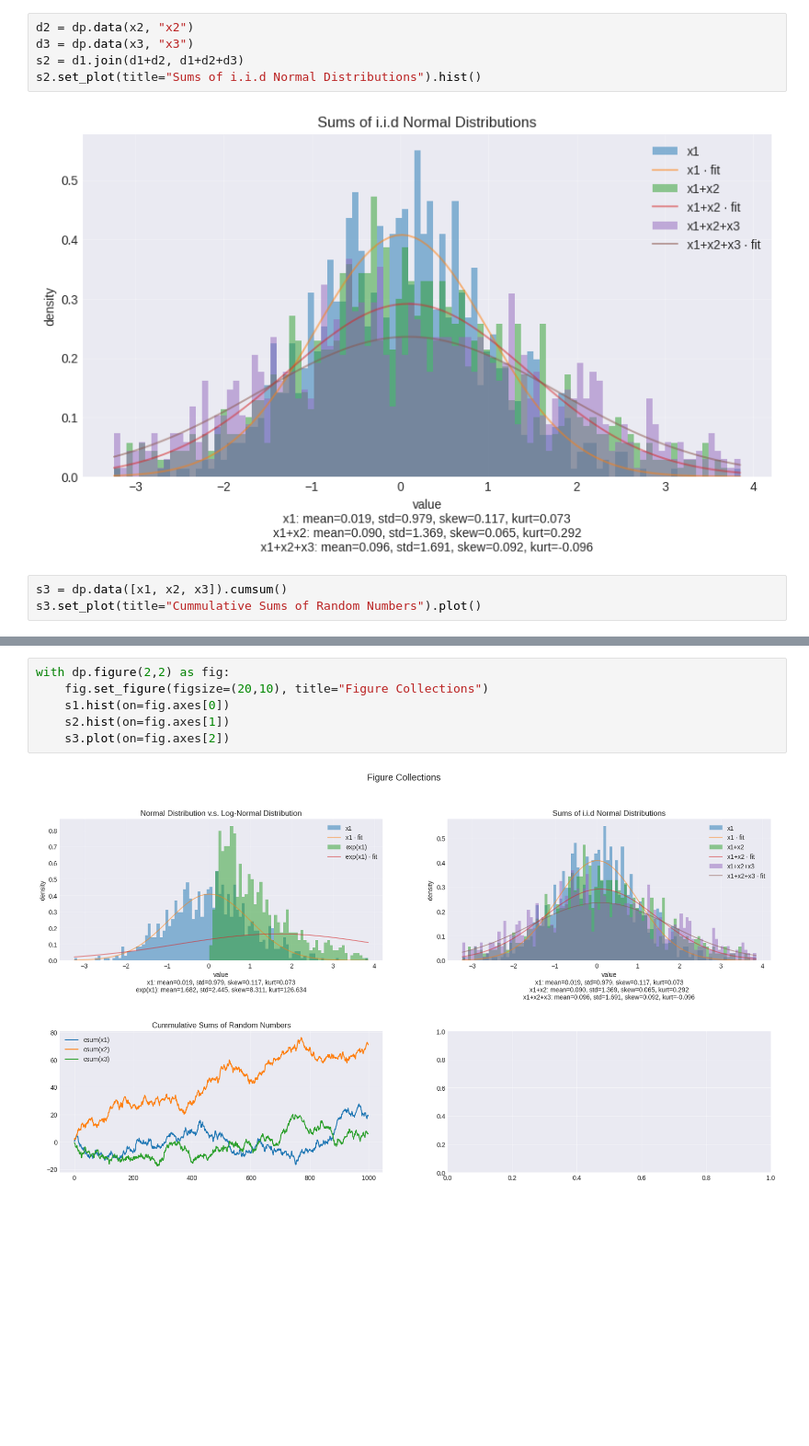
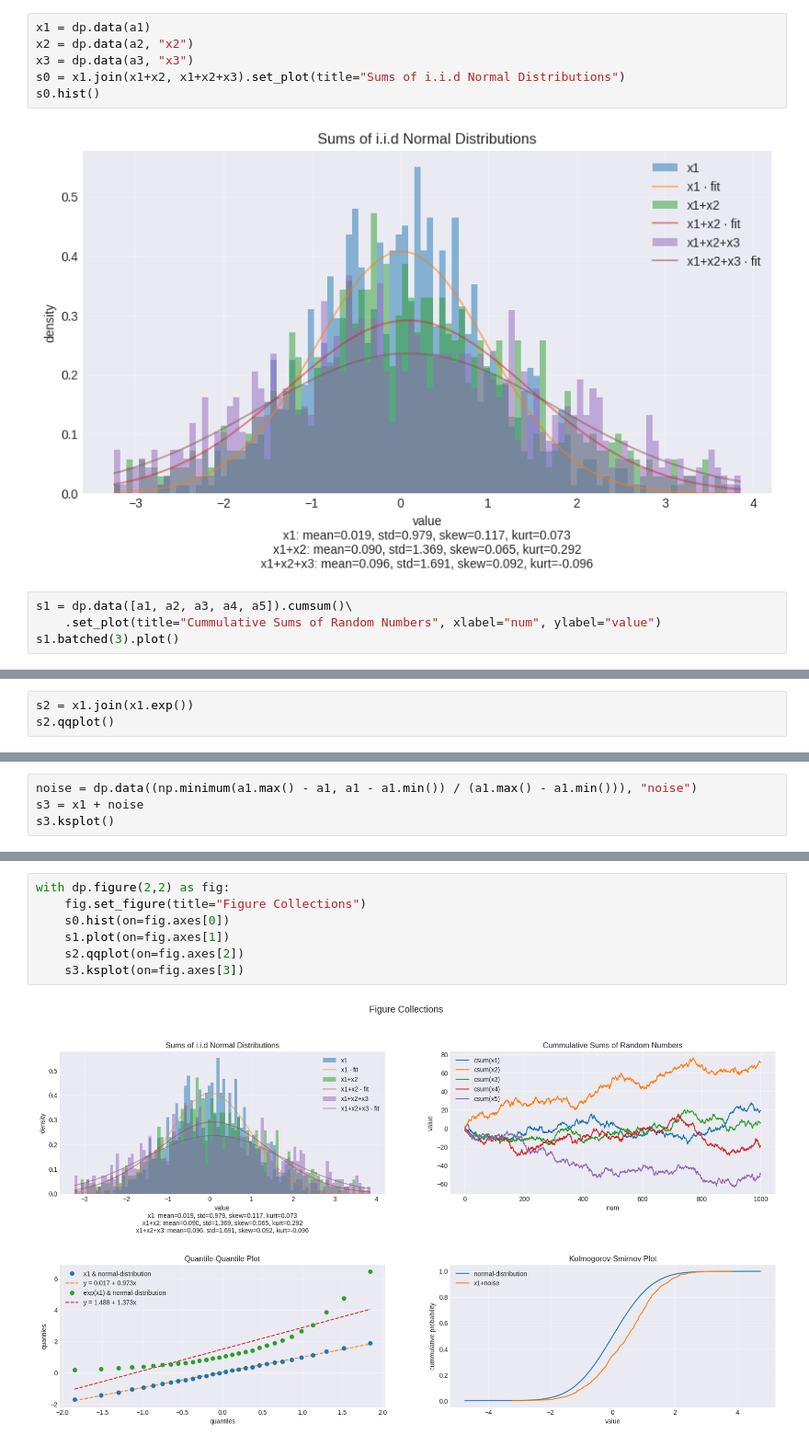
Before and after one commit to Chitaoji/dataplot, a Jupyter notebook: examples/tests.ipynb, the cells around one changed output, grey strips where cells are left out. Shown: that part at 92% size. Saved outputs shown, nothing was run; the diff lists cells and outputs as text; blank space fills up the shorter version.

```diff
--- a/examples/tests.ipynb
+++ b/examples/tests.ipynb
@@ -37,11 +33,13 @@ s1.set_plot(title="Normal Distribution v.s. Log-Normal Distribution").hist()
 # %%
-d2 = dp.data(x2, "x2")
-d3 = dp.data(x3, "x3")
-s2 = d1.join(d1+d2, d1+d2+d3)
-s2.set_plot(title="Sums of i.i.d Normal Distributions").hist()
+x1 = dp.data(a1)
+x2 = dp.data(a2, "x2")
+x3 = dp.data(a3, "x3")
+s0 = x1.join(x1+x2, x1+x2+x3).set_plot(title="Sums of i.i.d Normal Distributions")
+s0.hist()
 # %% [output]
 [figure]
 # %%
-s3 = dp.data([x1, x2, x3]).cumsum()
-s3.set_plot(title="Cummulative Sums of Random Numbers").plot()
+s1 = dp.data([a1, a2, a3, a4, a5]).cumsum()\
+    .set_plot(title="Cummulative Sums of Random Numbers", xlabel="num", ylabel="value")
+s1.batched(3).plot()
 # %% [output]
@@ -48,0 +48,3 @@ s3.set_plot(title="Cummulative Sums of Random Numbers").plot()
+# %%
+s2 = x1.join(x1.exp())
+s2.qqplot()
@@ -48,0 +53,4 @@ s3.set_plot(title="Cummulative Sums of Random Numbers").plot()
+# %%
+noise = dp.data((np.minimum(a1.max() - a1, a1 - a1.min()) / (a1.max() - a1.min())), "noise")
+s3 = x1 + noise
+s3.ksplot()
@@ -49,8 +59,9 @@ s3.set_plot(title="Cummulative Sums of Random Numbers").plot()
 # %%
 with dp.figure(2,2) as fig:
-    fig.set_figure(figsize=(20,10), title="Figure Collections")
-    s1.hist(on=fig.axes[0])
-    s2.hist(on=fig.axes[1])
-    s3.plot(on=fig.axes[2])
+    fig.set_figure(title="Figure Collections")
+    s0.hist(on=fig.axes[0])
+    s1.plot(on=fig.axes[1])
+    s2.qqplot(on=fig.axes[2])
+    s3.ksplot(on=fig.axes[3])
 # %% [output]
-[figure, old version]
+[figure, new version]
```
Also changed, not shown: parts of 7 cells of this notebook, 2 other files.
